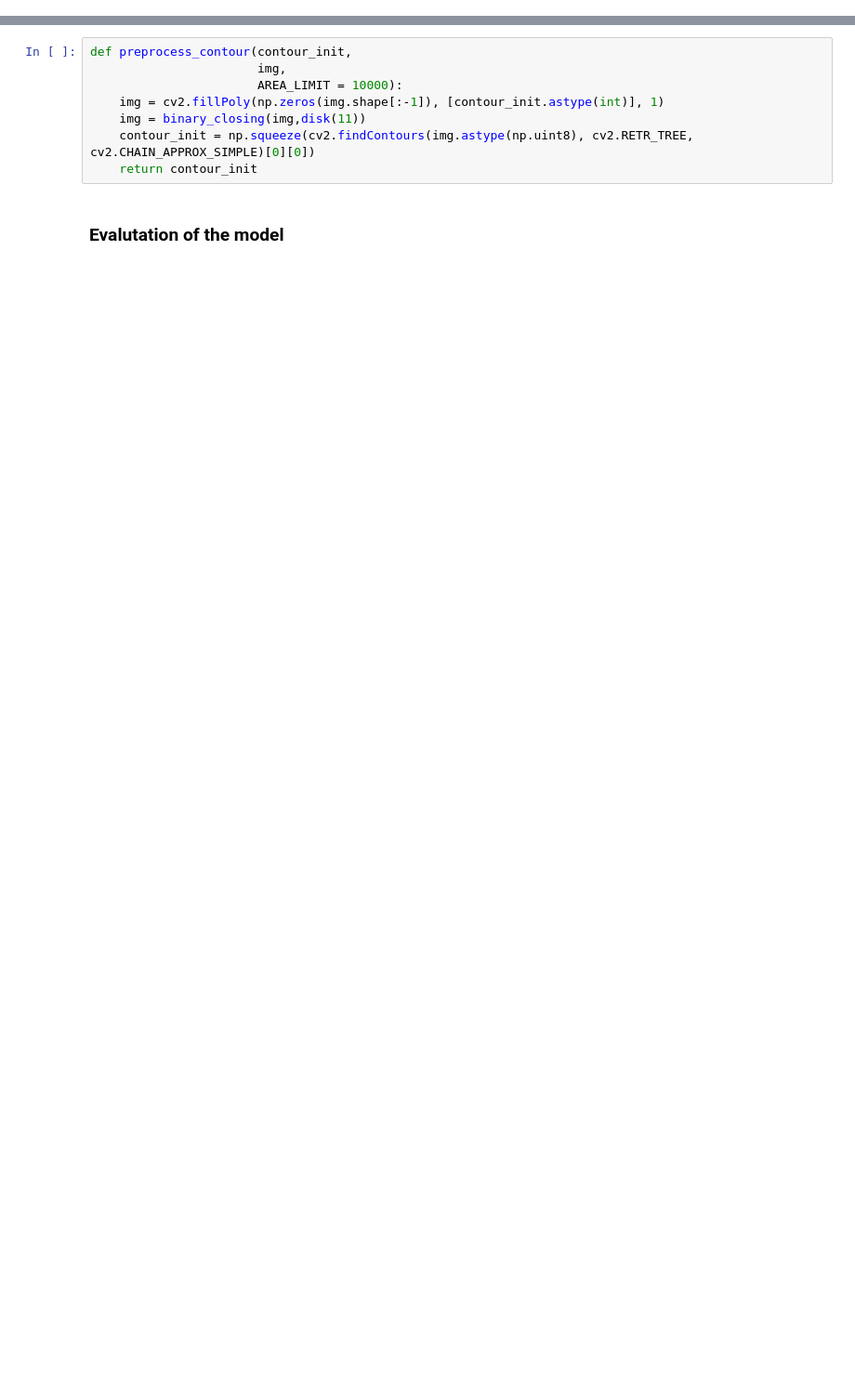
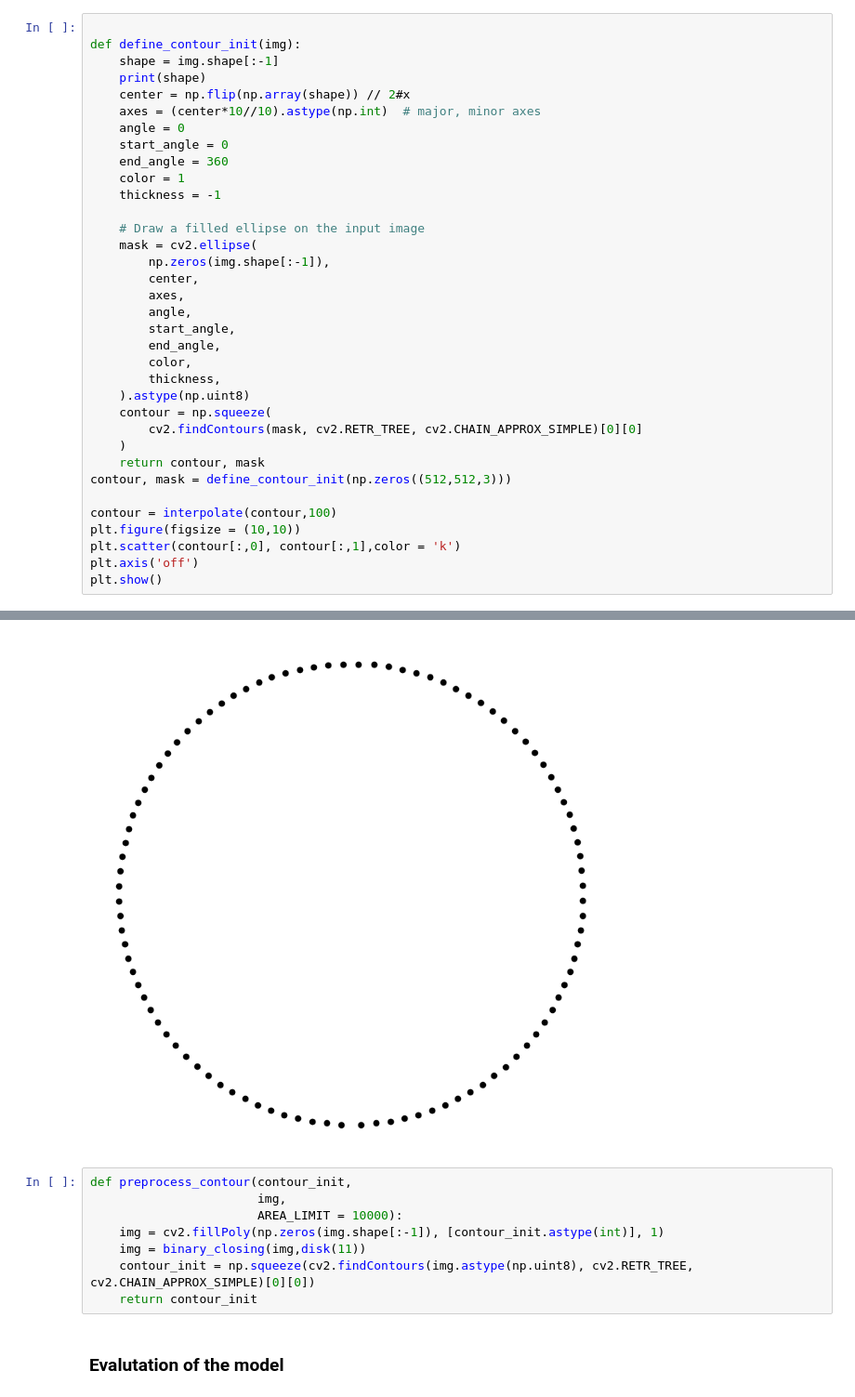
Before and after one commit to antoinehabis/Deep-ContourFlow, a Jupyter notebook: distance_map_dac.ipynb, the cells around one changed output, grey strips where cells are left out. Shown: that part at 93% size. Drawn from its saved outputs; the diff is of its cells as text; blank space fills up the shorter version.

```diff
--- a/distance_map_dac.ipynb
+++ b/distance_map_dac.ipynb
@@ -72,0 +26,36 @@ annotations.shape
+# %%
+
+def define_contour_init(img):
+    shape = img.shape[:-1]
+    print(shape)
+    center = np.flip(np.array(shape)) // 2#x
+    axes = (center*10//10).astype(np.int)  # major, minor axes
+    angle = 0
+    start_angle = 0
+    end_angle = 360
+    color = 1
+    thickness = -1
+
+    # Draw a filled ellipse on the input image
+    mask = cv2.ellipse(
+        np.zeros(img.shape[:-1]),
+        center,
+        axes,
+        angle,
+        start_angle,
+        end_angle,
+        color,
+        thickness,
+    ).astype(np.uint8)
+    contour = np.squeeze(
+        cv2.findContours(mask, cv2.RETR_TREE, cv2.CHAIN_APPROX_SIMPLE)[0][0]
+    )
+    return contour, mask
+contour, mask = define_contour_init(np.zeros((512,512,3)))
+
+contour = interpolate(contour,100)
+plt.figure(figsize = (10,10))
+plt.scatter(contour[:,0], contour[:,1],color = 'k')
+plt.axis('off')
+plt.show()
+# %% [output]
@@ -73,3 +65,4 @@ annotations.shape
+[figure, added]
 # %%
 def preprocess_contour(contour_init,
                        img,
```
Also changed, not shown: parts of 22 cells of this notebook, 7 other files.
